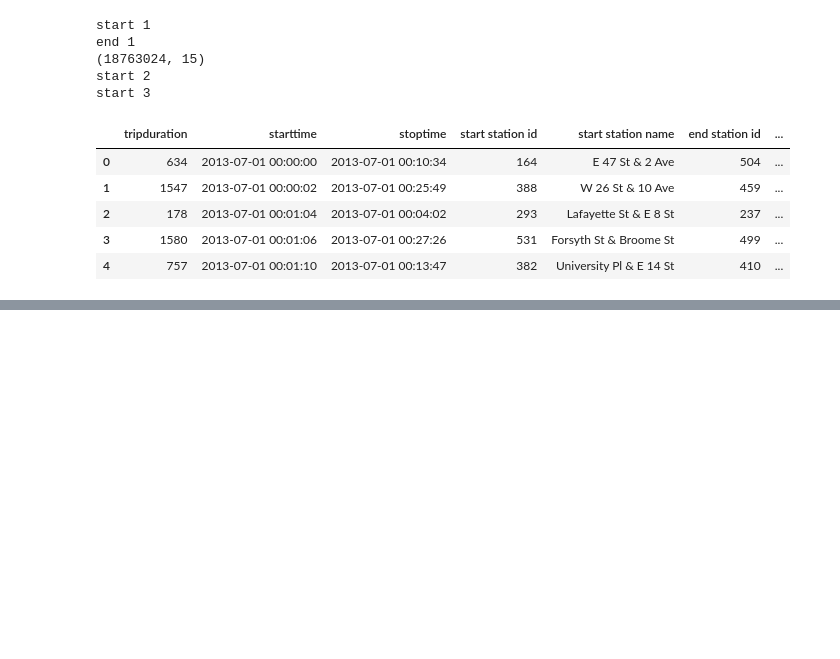
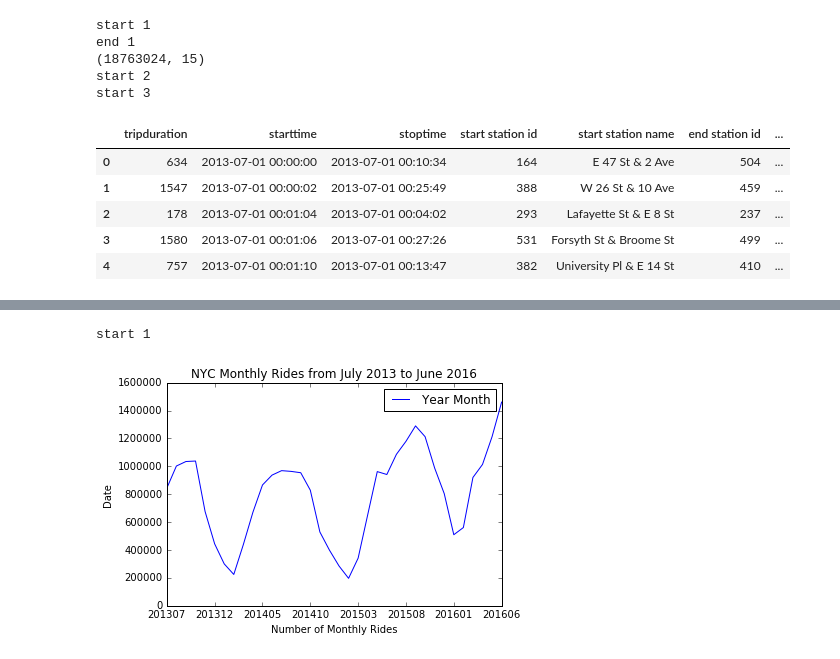
Before and after one commit to yannie30/MIDSPythonBridgeProject2-BikeShareData, a Jupyter notebook: Output Files/Data Analysis.ipynb, the cells around one changed output, grey strips where cells are left out. Drawn from its saved outputs; the diff is of its cells as text; code cells hidden in the pictures; blank space fills up the shorter version.

```diff
--- a/Output Files/Data Analysis.ipynb
+++ b/Output Files/Data Analysis.ipynb
@@ -73,8 +88,11 @@ df.head()
 # %%
 print("start 1")
 df.groupby(['Year Month']).agg({'Year Month': np.count_nonzero}).plot()
 plt.plot(legend=None)
 plt.xlabel("Number of Monthly Rides")
 plt.ylabel("Date")
-plt.title("Monthly Rides from July 2013 to June 2016")
+plt.title("NYC Monthly Rides from July 2013 to June 2016")
 plt.savefig('NYC_Rides Per Month Summary.png')
+# %% [output]
+start 1
+[figure, added]
```
Also changed, not shown: parts of 2 cells of this notebook.
